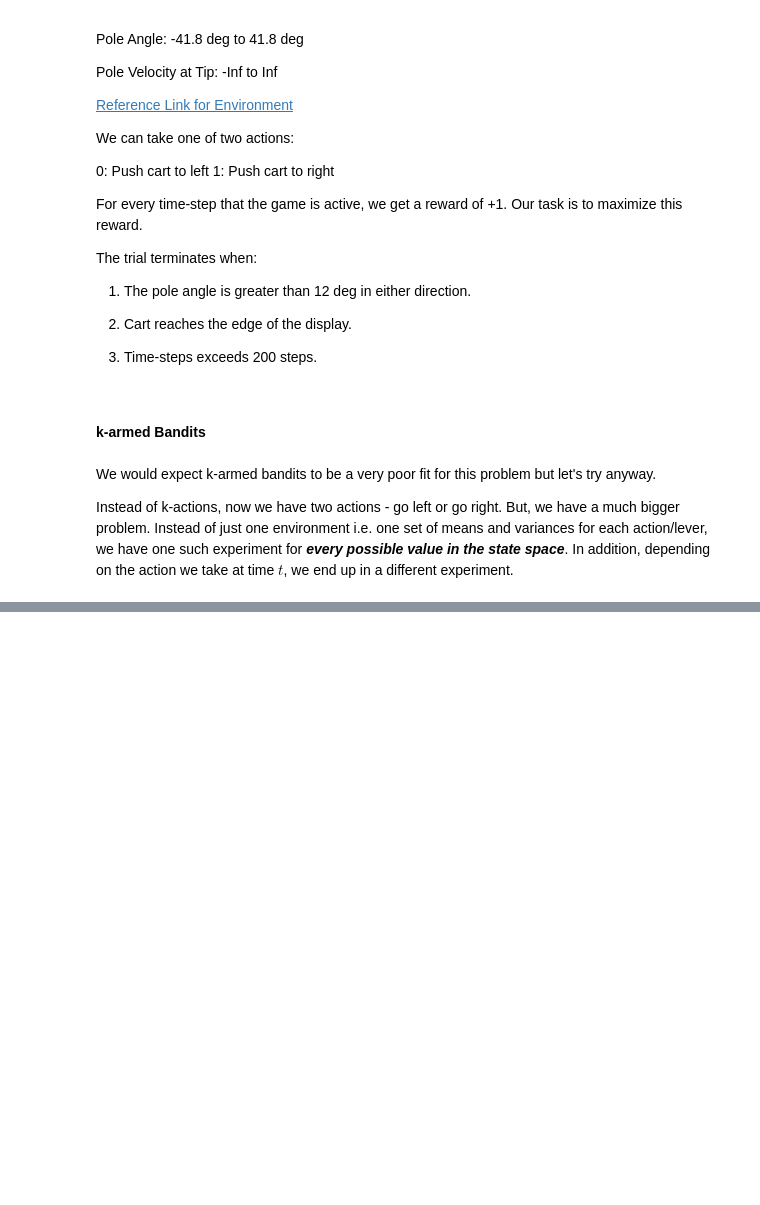
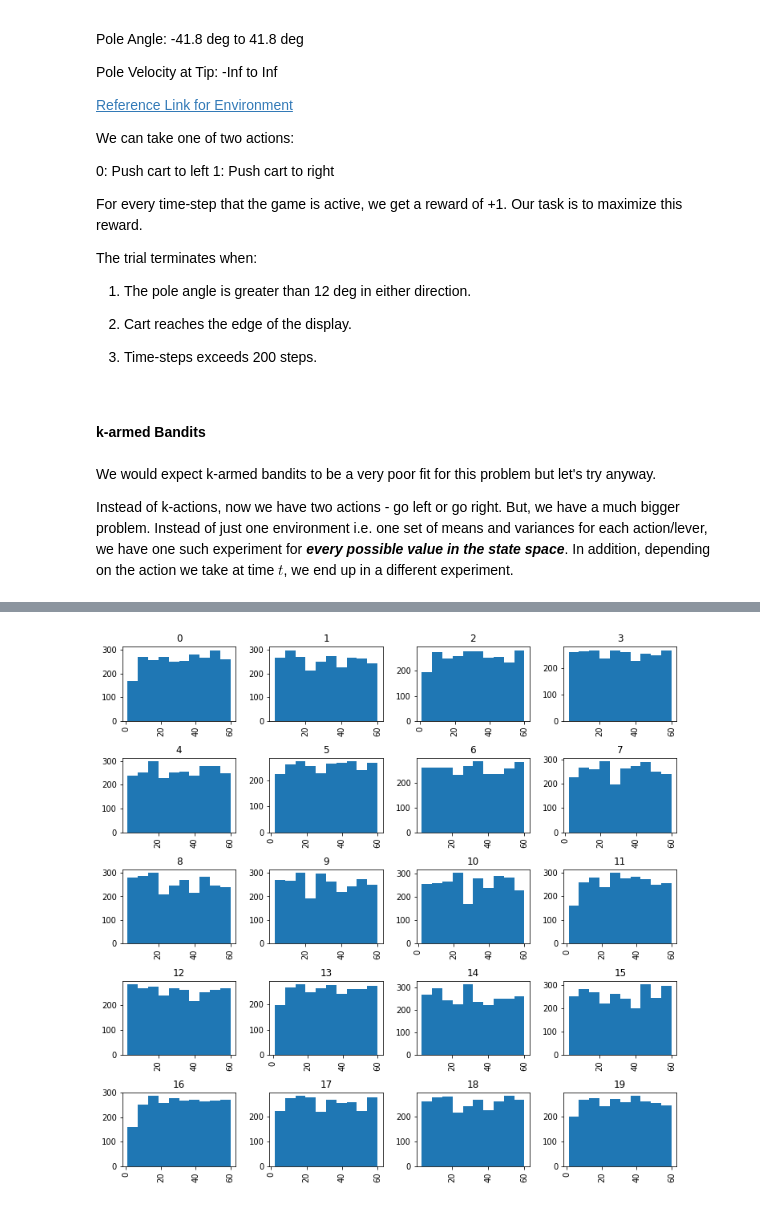
Before and after one commit to awadyn/nic-tuning-experiments, a Jupyter notebook: nbs/Reinforcement Learning - Multi-armed Bandits.ipynb, the cells around one changed output, grey strips where cells are left out. Drawn from its saved outputs; the diff is of its cells as text; code cells hidden in the pictures; blank space fills up the shorter version.

```diff
--- a/nbs/Reinforcement Learning - Multi-armed Bandits.ipynb
+++ b/nbs/Reinforcement Learning - Multi-armed Bandits.ipynb
@@ -665,0 +716,3 @@ for t in range(N):
+# %%
+percentiles = np.percentile(df.MSG, np.arange(0, 100, 5))
+print(percentiles)
@@ -665,0 +723,8 @@ for t in range(N):
+# %%
+def find_percentile_index(value, percentiles):
+    if value < percentiles[0]:
+        return -1
+    if value > percentiles[-1]:
+        return len(percentiles)-1
+
+    return np.where(np.histogram([value], bins=percentiles)[0]==1)[0][0]
@@ -665,0 +741,2 @@ for t in range(N):
+# %%
+df['bin'] = df.MSG.apply(lambda x: find_percentile_index(x, percentiles))
@@ -665,0 +776,8 @@ for t in range(N):
+# %%
+#some exploratory plots
+df.hist(column='RXD', by='bin', figsize=(12,12));
+
+#looking at the plots below, the distribution of arms/RXD values is pretty uniform i.e.
+#we have enough statistics for each arm
+# %% [output]
+[figure, added]
```
Also changed, not shown: parts of 19 cells of this notebook.
